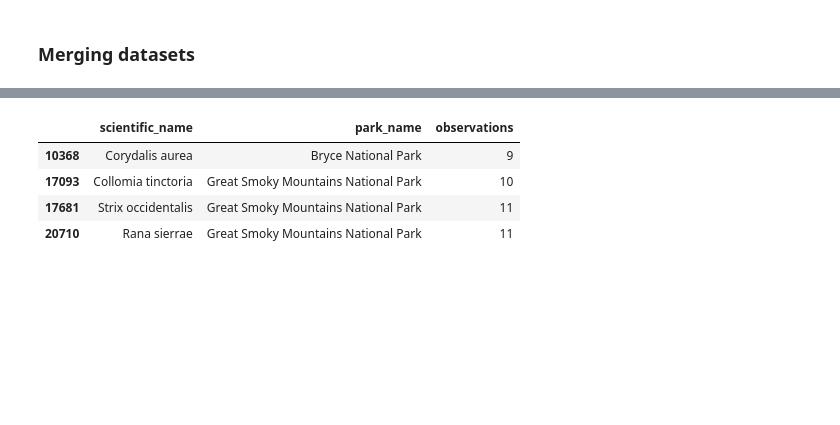
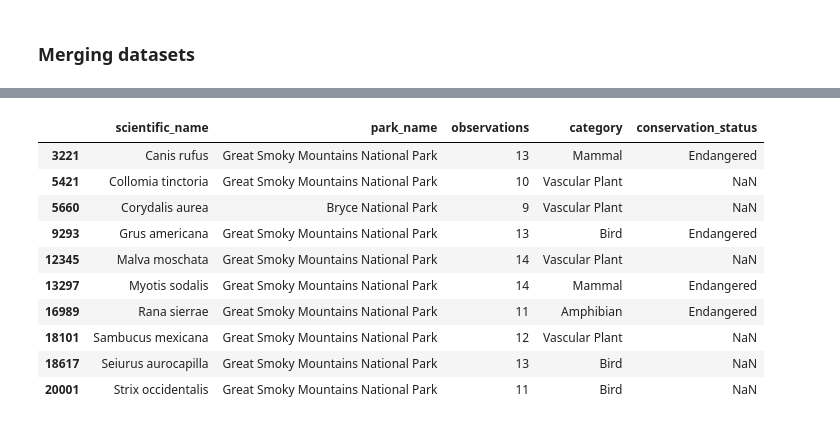
Before and after one commit to 7086600/biodiversity_project, a Jupyter notebook: biodiversity.ipynb, the cells around one changed output, grey strips where cells are left out. Drawn from its saved outputs; the diff is of its cells as text; code cells hidden in the pictures; blank space fills up the shorter version.

```diff
--- a/biodiversity.ipynb
+++ b/biodiversity.ipynb
@@ -388,8 +388,8 @@ The Great Smoky Mountains National Park has the last number of observations. The
 ### Merging datasets
 # %%
 # merging datasets
-df = pd.merge(observations,
-              species,
+df = pd.merge(observations_clean,
+              species_drop,
               left_on='scientific_name',
               right_on='scientific_name',
               how='left')
@@ -426,12 +425,18 @@ df.head()
 # %%
 # filling null values in the 'observations' column with 0
 df['observations'] = df['observations'].fillna(0)
 # filtering by count observations
-filtObservations = df['observations'] < 12
-df.loc[filtObservations, ('scientific_name', 'park_name', 'observations')]
+filtObservations = df['observations'] < 15
+df.loc[filtObservations]
 # %% [output]
-|  | scientific_name | park_name | observations |
-| 10368 | Corydalis aurea | Bryce National Park | 9 |
-| 17093 | Collomia tinctoria | Great Smoky Mountains National Park | 10 |
-| 17681 | Strix occidentalis | Great Smoky Mountains National Park | 11 |
-| 20710 | Rana sierrae | Great Smoky Mountains National Park | 11 |
+|  | scientific_name | park_name | observations | category | conservation_status |
+| 3221 | Canis rufus | Great Smoky Mountains National Park | 13 | Mammal | Endangered |
+| 5421 | Collomia tinctoria | Great Smoky Mountains National Park | 10 | Vascular Plant | NaN |
+| 5660 | Corydalis aurea | Bryce National Park | 9 | Vascular Plant | NaN |
+| 9293 | Grus americana | Great Smoky Mountains National Park | 13 | Bird | Endangered |
+| 12345 | Malva moschata | Great Smoky Mountains National Park | 14 | Vascular Plant | NaN |
+| 13297 | Myotis sodalis | Great Smoky Mountains National Park | 14 | Mammal | Endangered |
+| 16989 | Rana sierrae | Great Smoky Mountains National Park | 11 | Amphibian | Endangered |
+| 18101 | Sambucus mexicana | Great Smoky Mountains National Park | 12 | Vascular Plant | NaN |
+| 18617 | Seiurus aurocapilla | Great Smoky Mountains National Park | 13 | Bird | NaN |
+| 20001 | Strix occidentalis | Great Smoky Mountains National Park | 11 | Bird | NaN |
```
Also changed, not shown: parts of 4 cells of this notebook.
